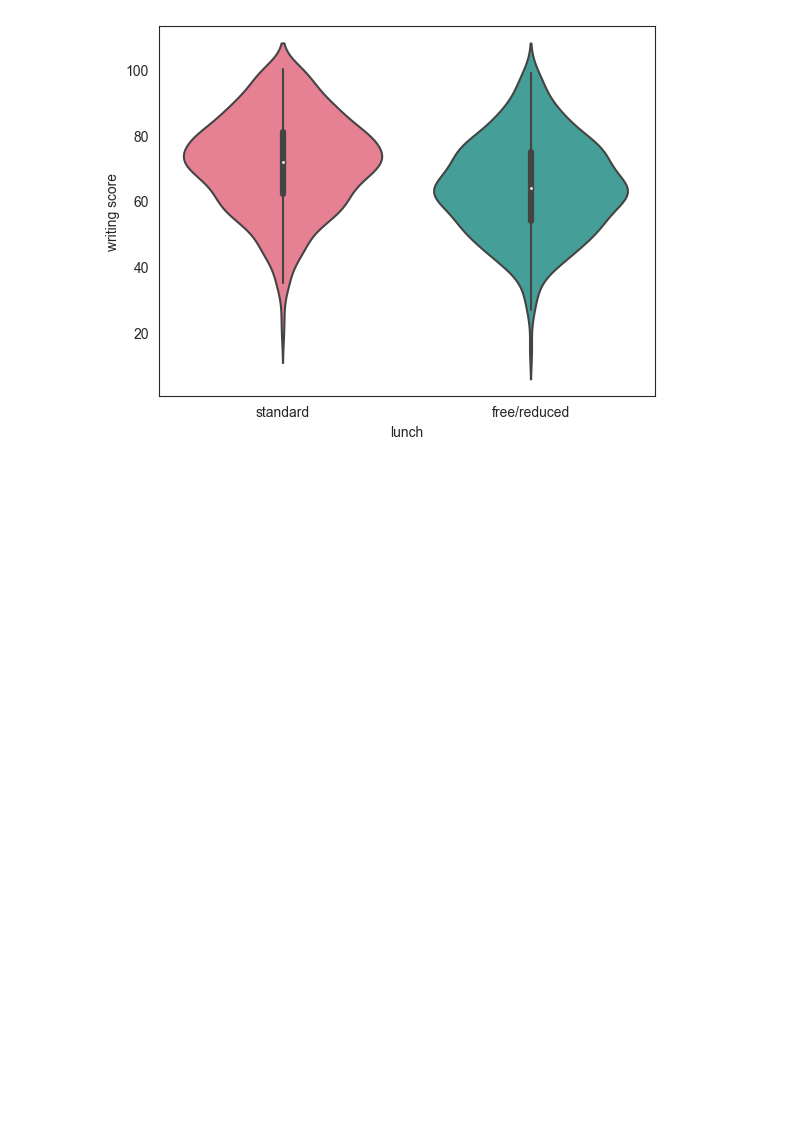
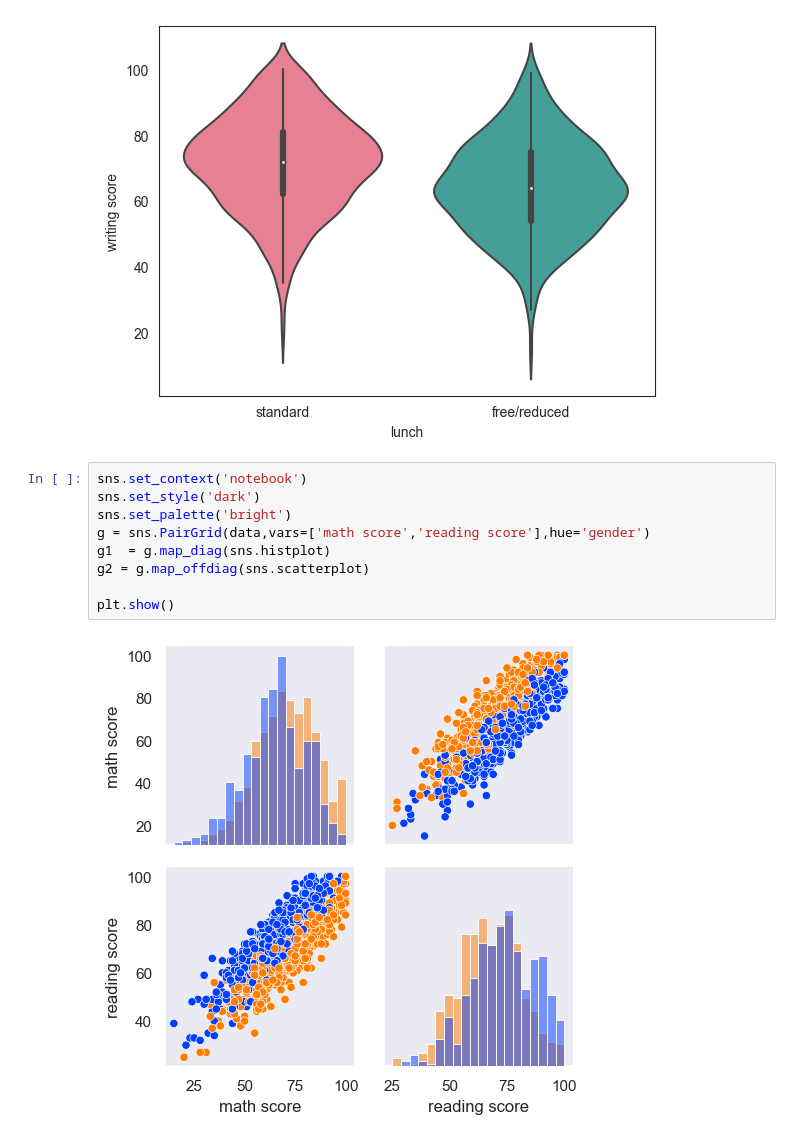
Before and after one commit to DanielPopoola/data-science-projects, a Jupyter notebook: Student-Performance-Prediction.ipynb, the cells around one changed output. Saved outputs shown, nothing was run; the diff lists cells and outputs as text; blank space fills up the shorter version.

```diff
--- a/Student-Performance-Prediction.ipynb
+++ b/Student-Performance-Prediction.ipynb
@@ -207,3 +192,14 @@ for test in tests:
 [figure]
 [figure]
 [figure]
+# %%
+sns.set_context('notebook')
+sns.set_style('dark')
+sns.set_palette('bright')
+g = sns.PairGrid(data,vars=['math score','reading score'],hue='gender')
+g1  = g.map_diag(sns.histplot)
+g2 = g.map_offdiag(sns.scatterplot)
+
+plt.show()
+# %% [output]
+[figure, added]
```
Also changed, not shown: parts of 4 cells of this notebook.
